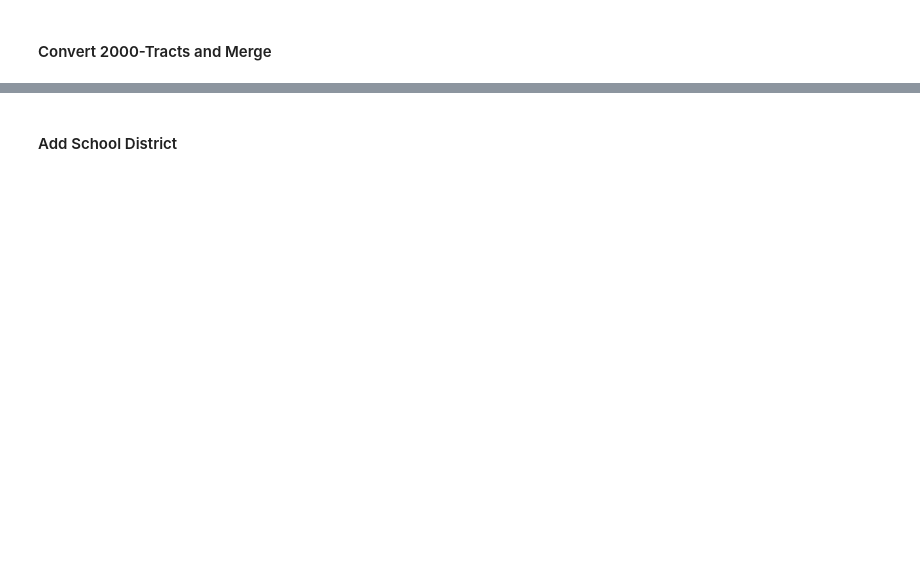
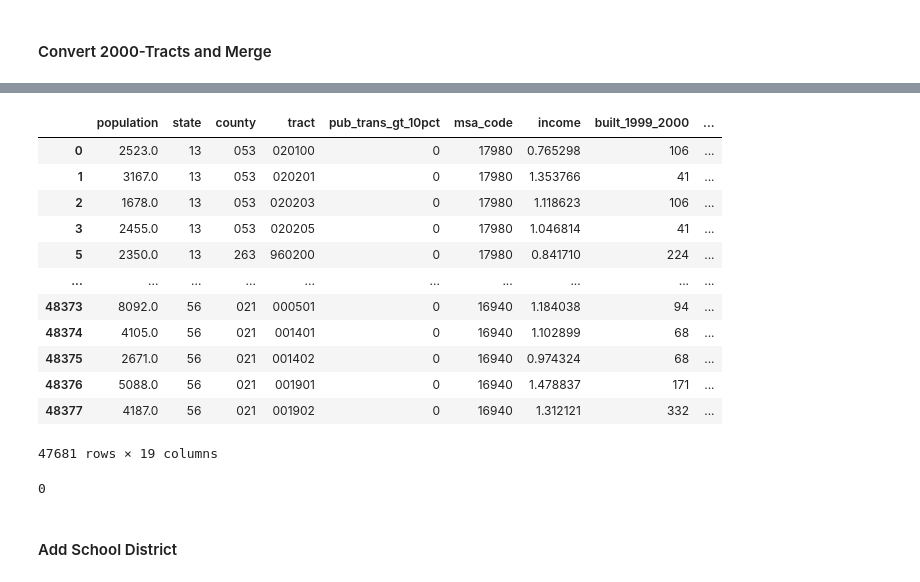
Before and after one commit to ldtcooper/urban-economics-project, a Jupyter notebook: notebook.ipynb, the cells around one changed output, grey strips where cells are left out. Drawn from its saved outputs; the diff is of its cells as text; code cells hidden in the pictures; blank space fills up the shorter version.

```diff
--- a/notebook.ipynb
+++ b/notebook.ipynb
@@ -111,0 +348,11 @@ ages_2019
+# %%
+for tid in tqdm(tract_multiples):
+    matches = ages_2019[ages_2019['tract_id_2010'] == tid]
+    l = len(matches)
+    a = matches.groupby('tract_id_2010').sum(numeric_only=True)
+    a['area'] //= l
+
+    ages_2019 = ages_2019[ages_2019['tract_id_2010'] != tid] # drop all rows with tid
+    ages_2019 = pd.concat((ages_2019, a.reset_index()), axis=0, ignore_index=True) #re-add summed
+
+ages_2019
@@ -111,0 +373,3 @@ ages_2019
+# %%
+ages_2019.drop('tract_id_2000', axis=1, inplace=True)
+ages_2019
@@ -112,11 +390,30 @@ ages_2019
 # %%
 msa_tracts = pd.merge(left=msa_tracts, right=ages_2019, left_on='tract_id', right_on='tract_id_2010')
 msa_tracts.drop(['tract_id'], axis=1, inplace=True)
 
-msa_tracts = msa_tracts[(msa_tracts['population'] >= 1) & (msa_tracts['income'] > 0) & (msa_tracts['land_area'] > 0)] # drop weird tracts
+msa_tracts = msa_tracts[(msa_tracts['population'] >= 1) & (msa_tracts['income'] > 0) & (msa_tracts['area'] > 0)] # drop weird tracts
 
-msa_tracts['pop_density'] = msa_tracts['population'] / msa_tracts['land_area']
+msa_tracts['pop_density'] = msa_tracts['population'] / msa_tracts['area']
 msa_tracts
+# %% [output]
+|  | population | state | county | tract | pub_trans_gt_10pct | msa_code | income | built_1999_2000 | ... |
+| 0 | 2523.0 | 13 | 053 | 020100 | 0 | 17980 | 0.765298 | 106 | ... |
+| 1 | 3167.0 | 13 | 053 | 020201 | 0 | 17980 | 1.353766 | 41 | ... |
+| 2 | 1678.0 | 13 | 053 | 020203 | 0 | 17980 | 1.118623 | 106 | ... |
+| 3 | 2455.0 | 13 | 053 | 020205 | 0 | 17980 | 1.046814 | 41 | ... |
+| 5 | 2350.0 | 13 | 263 | 960200 | 0 | 17980 | 0.841710 | 224 | ... |
+| ... | ... | ... | ... | ... | ... | ... | ... | ... | ... |
+| 48373 | 8092.0 | 56 | 021 | 000501 | 0 | 16940 | 1.184038 | 94 | ... |
+| 48374 | 4105.0 | 56 | 021 | 001401 | 0 | 16940 | 1.102899 | 68 | ... |
+| 48375 | 2671.0 | 56 | 021 | 001402 | 0 | 16940 | 0.974324 | 68 | ... |
+| 48376 | 5088.0 | 56 | 021 | 001901 | 0 | 16940 | 1.478837 | 171 | ... |
+| 48377 | 4187.0 | 56 | 021 | 001902 | 0 | 16940 | 1.312121 | 332 | ... |
+47681 rows × 19 columns
+# %%
+del ages_2019
+gc.collect()
+# %% [output]
+0
 # %% [markdown]
 #### Add School District
 # %%
```
Also changed, not shown: parts of 39 cells of this notebook, 4 other files.
